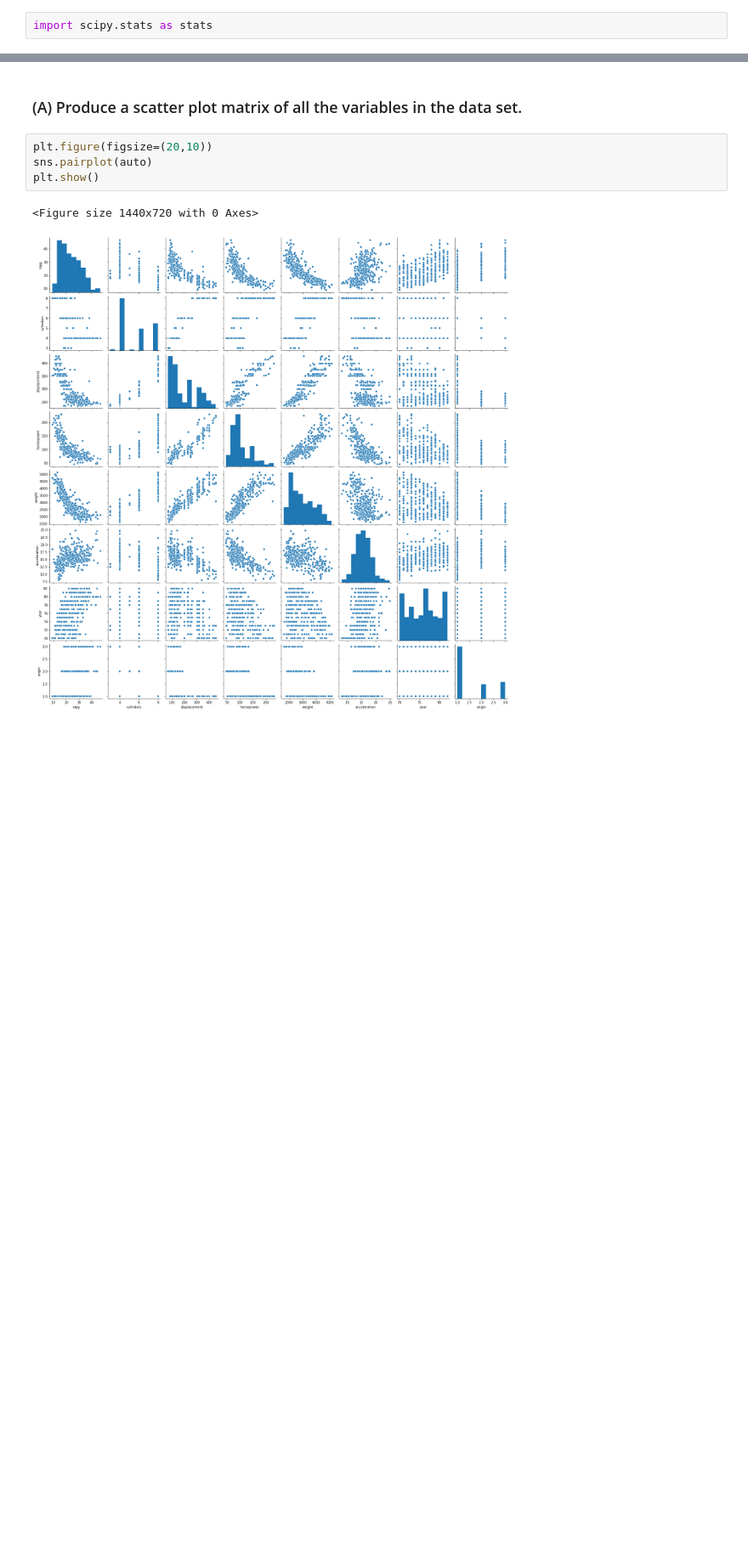
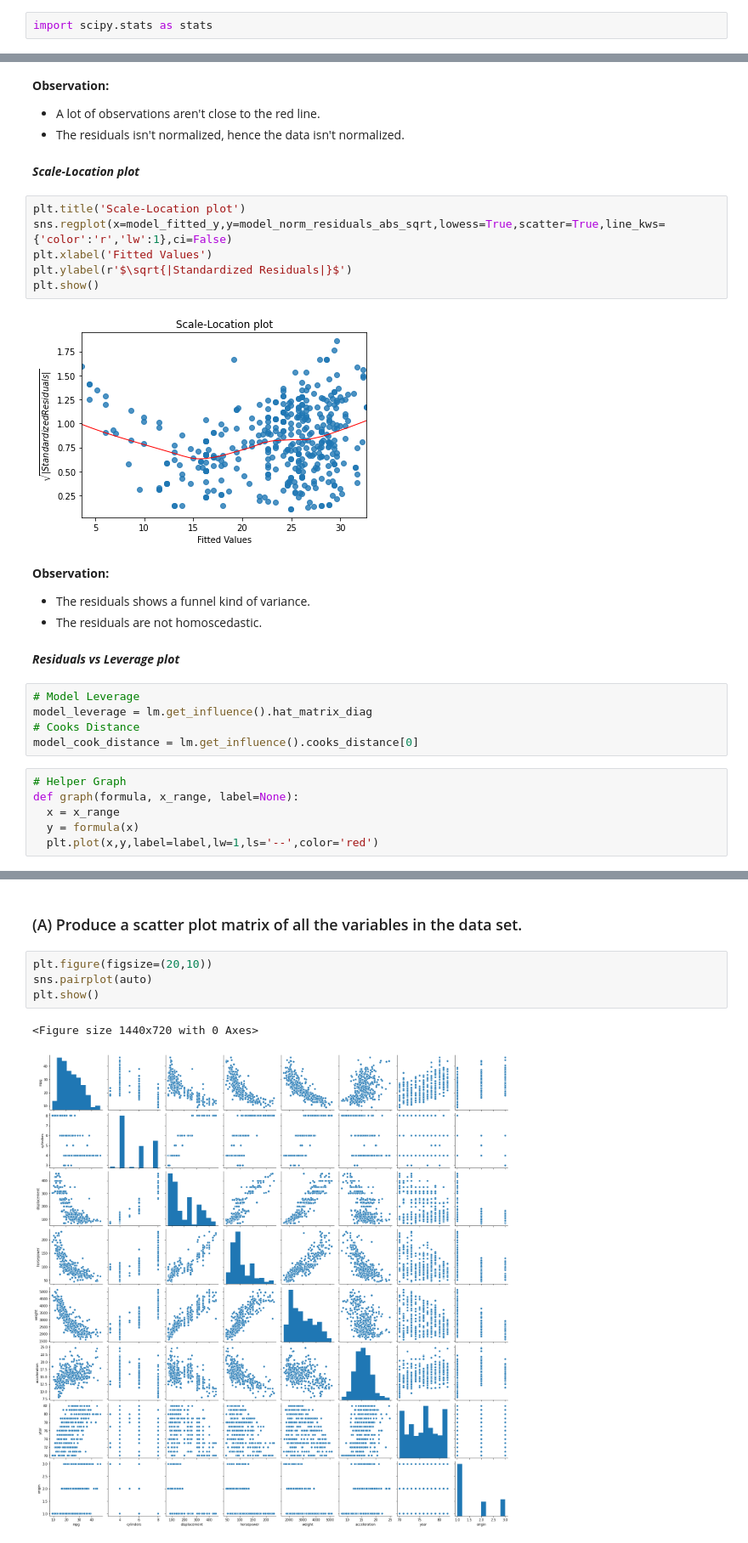
Before and after one commit to Revanthshalon/Machine-Learning, a Jupyter notebook: An Introduction to Statistical Learning/Unit 3 - Linear Regression/Linear Regression Exercises.ipynb, the cells around one changed output, grey strips where cells are left out. Shown at 85% size. Drawn from its saved outputs; the diff is of its cells as text; blank space fills up the shorter version.

```diff
--- a/An Introduction to Statistical Learning/Unit 3 - Linear Regression/Linear Regression Exercises.ipynb
+++ b/An Introduction to Statistical Learning/Unit 3 - Linear Regression/Linear Regression Exercises.ipynb
@@ -188,0 +174,31 @@ plt.show()
+# %% [markdown]
+**Observation:**
+- A lot of observations aren't close to the red line.
+- The residuals isn't normalized, hence the data isn't normalized.
+# %% [markdown]
+***Scale-Location plot***
+# %%
+plt.title('Scale-Location plot')
+sns.regplot(x=model_fitted_y,y=model_norm_residuals_abs_sqrt,lowess=True,scatter=True,line_kws={'color':'r','lw':1},ci=False)
+plt.xlabel('Fitted Values')
+plt.ylabel(r'$\sqrt{|Standardized Residuals|}$')
+plt.show()
+# %% [output]
+[figure, added]
+# %% [markdown]
+**Observation:**
+- The residuals shows a funnel kind of variance.
+- The residuals are not homoscedastic.
+# %% [markdown]
+***Residuals vs Leverage plot***
+# %%
+# Model Leverage
+model_leverage = lm.get_influence().hat_matrix_diag
+# Cooks Distance
+model_cook_distance = lm.get_influence().cooks_distance[0]
+# %%
+# Helper Graph
+def graph(formula, x_range, label=None):
+  x = x_range
+  y = formula(x)
+  plt.plot(x,y,label=label,lw=1,ls='--',color='red')
```
Also changed, not shown: parts of 79 cells of this notebook.
